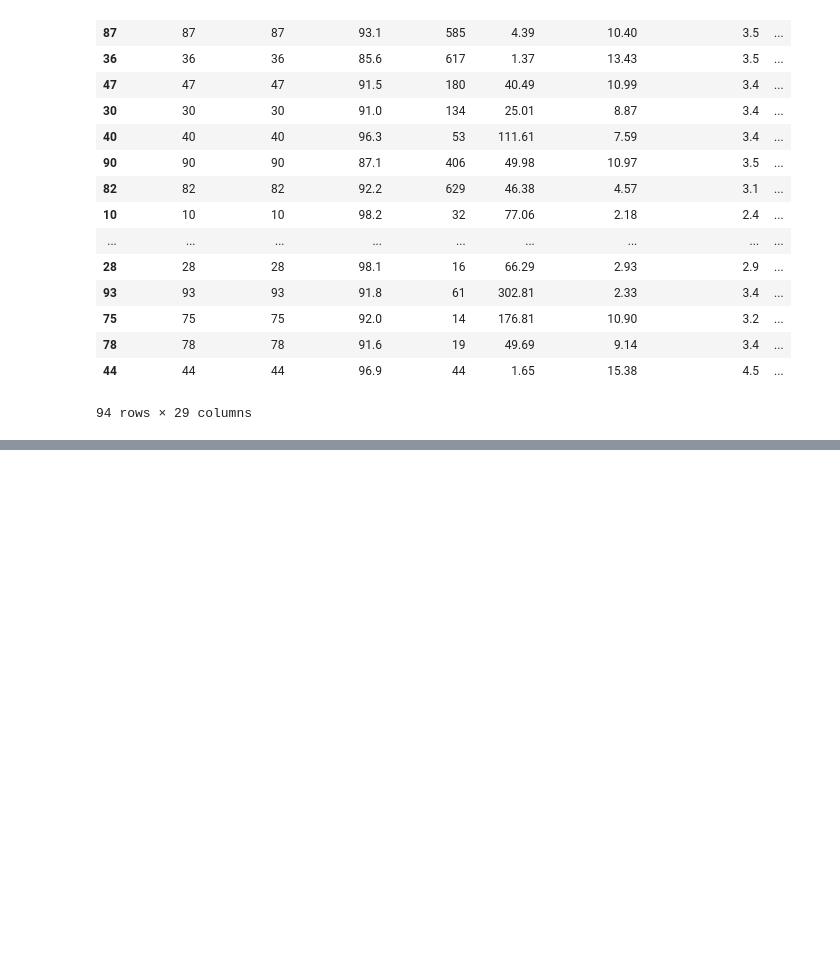
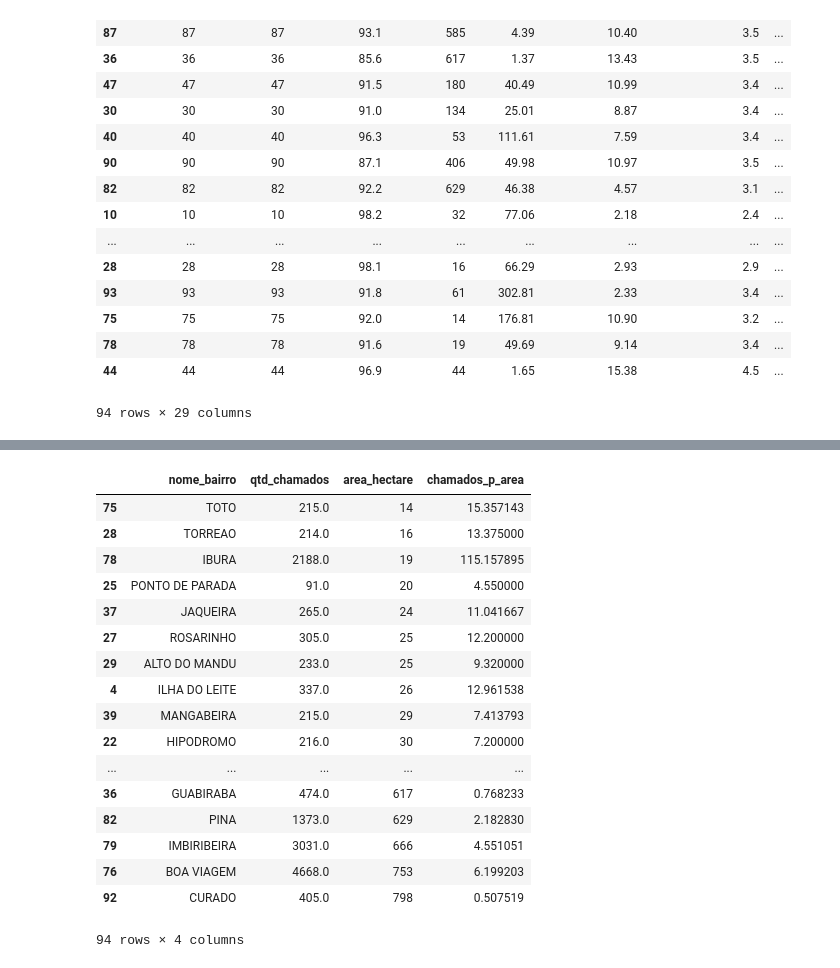
Before and after one commit to if1015-datascience-ufpe/2018-2-projeto-osboys, a Jupyter notebook: ExploratoryDataAnalysis.ipynb, the cells around one changed output, grey strips where cells are left out. Cells and saved outputs as stored; diff of their text form; code cells hidden in the pictures; blank space fills up the shorter version.

```diff
--- a/ExploratoryDataAnalysis.ipynb
+++ b/ExploratoryDataAnalysis.ipynb
@@ -384,0 +392,21 @@ scrapping.to_csv('dados+norm.csv')
+# %%
+display(scrapping[['nome_bairro','qtd_chamados','area_hectare','chamados_p_area']].sort_values(['area_hectare']))
+# %% [output]
+|  | nome_bairro | qtd_chamados | area_hectare | chamados_p_area |
+| 75 | TOTO | 215.0 | 14 | 15.357143 |
+| 28 | TORREAO | 214.0 | 16 | 13.375000 |
+| 78 | IBURA | 2188.0 | 19 | 115.157895 |
+| 25 | PONTO DE PARADA | 91.0 | 20 | 4.550000 |
+| 37 | JAQUEIRA | 265.0 | 24 | 11.041667 |
+| 27 | ROSARINHO | 305.0 | 25 | 12.200000 |
+| 29 | ALTO DO MANDU | 233.0 | 25 | 9.320000 |
+| 4 | ILHA DO LEITE | 337.0 | 26 | 12.961538 |
+| 39 | MANGABEIRA | 215.0 | 29 | 7.413793 |
+| 22 | HIPODROMO | 216.0 | 30 | 7.200000 |
+| ... | ... | ... | ... | ... |
+| 36 | GUABIRABA | 474.0 | 617 | 0.768233 |
+| 82 | PINA | 1373.0 | 629 | 2.182830 |
+| 79 | IMBIRIBEIRA | 3031.0 | 666 | 4.551051 |
+| 76 | BOA VIAGEM | 4668.0 | 753 | 6.199203 |
+| 92 | CURADO | 405.0 | 798 | 0.507519 |
+94 rows × 4 columns
```
Also changed, not shown: parts of 4 cells of this notebook, 2 other files.
